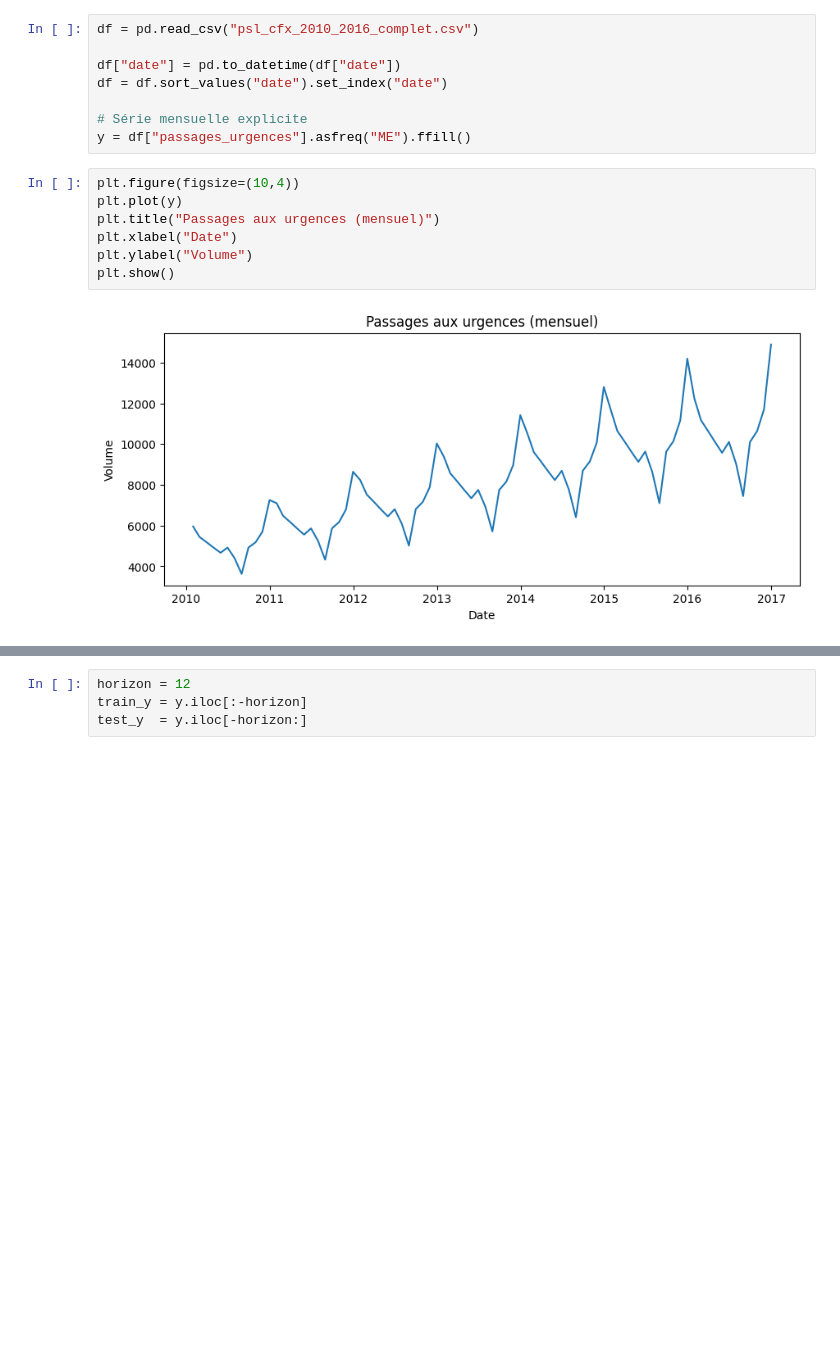
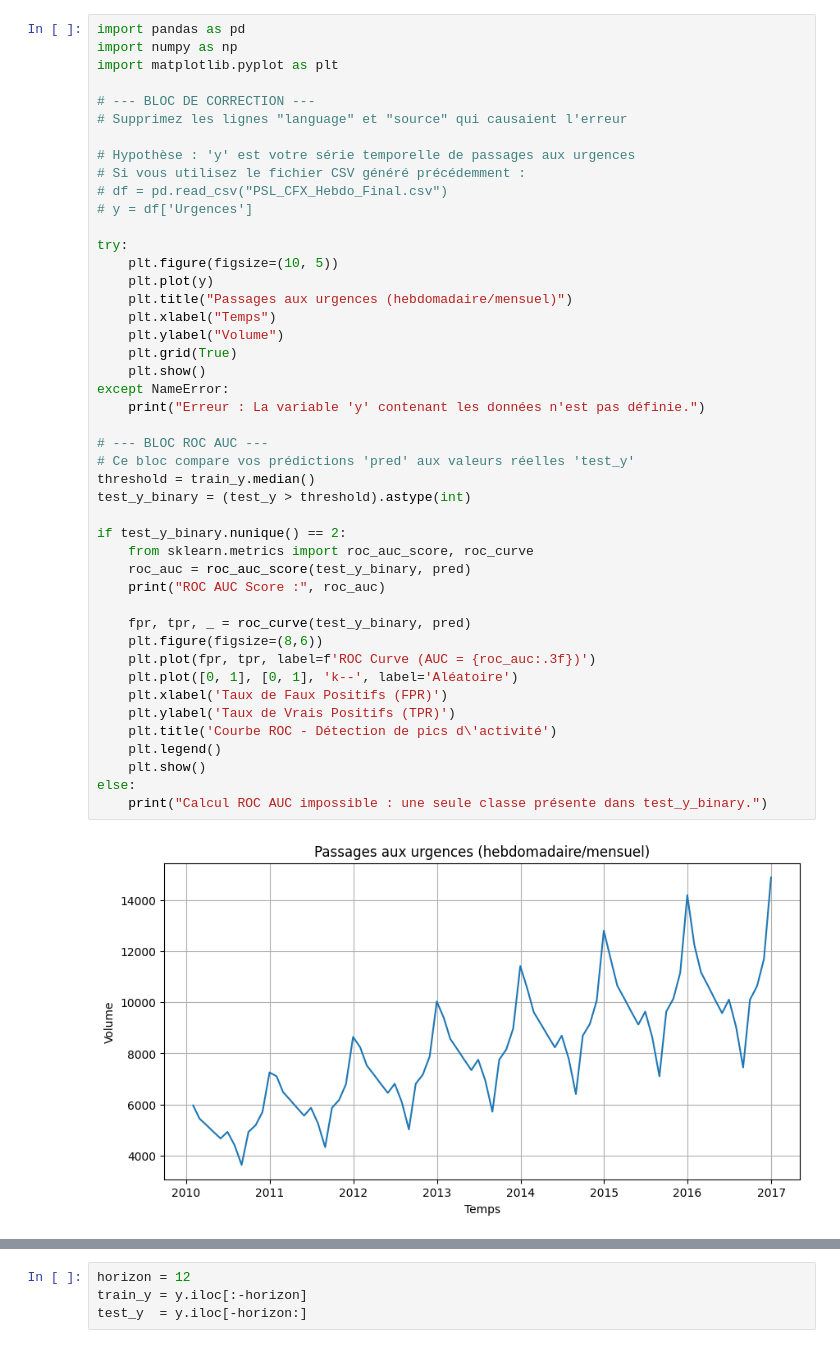
Before and after one commit to F2BHugo/Smartcare_analytics, a Jupyter notebook: SARIMA.ipynb, the cells around one changed output, grey strips where cells are left out. Saved outputs shown, nothing was run; the diff lists cells and outputs as text; blank space fills up the shorter version.

```diff
--- a/SARIMA.ipynb
+++ b/SARIMA.ipynb
@@ -9,17 +39,47 @@ from sklearn.metrics import mean_absolute_error, mean_squared_error
-# %%
-df = pd.read_csv("psl_cfx_2010_2016_complet.csv")
-
-df["date"] = pd.to_datetime(df["date"])
-df = df.sort_values("date").set_index("date")
-
-# Série mensuelle explicite
-y = df["passages_urgences"].asfreq("ME").ffill()
-# %%
-plt.figure(figsize=(10,4))
-plt.plot(y)
-plt.title("Passages aux urgences (mensuel)")
-plt.xlabel("Date")
-plt.ylabel("Volume")
-plt.show()
-# %% [output]
-[figure, removed]
+# %%
+import pandas as pd
+import numpy as np
+import matplotlib.pyplot as plt
+
+# --- BLOC DE CORRECTION ---
+# Supprimez les lignes "language" et "source" qui causaient l'erreur
+
+# Hypothèse : 'y' est votre série temporelle de passages aux urgences
+# Si vous utilisez le fichier CSV généré précédemment :
+# df = pd.read_csv("PSL_CFX_Hebdo_Final.csv")
+# y = df['Urgences']
+
+try:
+    plt.figure(figsize=(10, 5))
+    plt.plot(y)
+    plt.title("Passages aux urgences (hebdomadaire/mensuel)")
+    plt.xlabel("Temps")
+    plt.ylabel("Volume")
+    plt.grid(True)
+    plt.show()
+except NameError:
+    print("Erreur : La variable 'y' contenant les données n'est pas définie.")
+
+# --- BLOC ROC AUC ---
+# Ce bloc compare vos prédictions 'pred' aux valeurs réelles 'test_y'
+threshold = train_y.median()
+test_y_binary = (test_y > threshold).astype(int)
+
+if test_y_binary.nunique() == 2:
+    from sklearn.metrics import roc_auc_score, roc_curve
+    roc_auc = roc_auc_score(test_y_binary, pred)
+    print("ROC AUC Score :", roc_auc)
+
+    fpr, tpr, _ = roc_curve(test_y_binary, pred)
+    plt.figure(figsize=(8,6))
+    plt.plot(fpr, tpr, label=f'ROC Curve (AUC = {roc_auc:.3f})')
+    plt.plot([0, 1], [0, 1], 'k--', label='Aléatoire')
+    plt.xlabel('Taux de Faux Positifs (FPR)')
+    plt.ylabel('Taux de Vrais Positifs (TPR)')
+    plt.title('Courbe ROC - Détection de pics d\'activité')
+    plt.legend()
+    plt.show()
+else:
+    print("Calcul ROC AUC impossible : une seule classe présente dans test_y_binary.")
+# %% [output]
+[figure, added]
```
Also changed, not shown: parts of 7 cells of this notebook, 3 other files.
